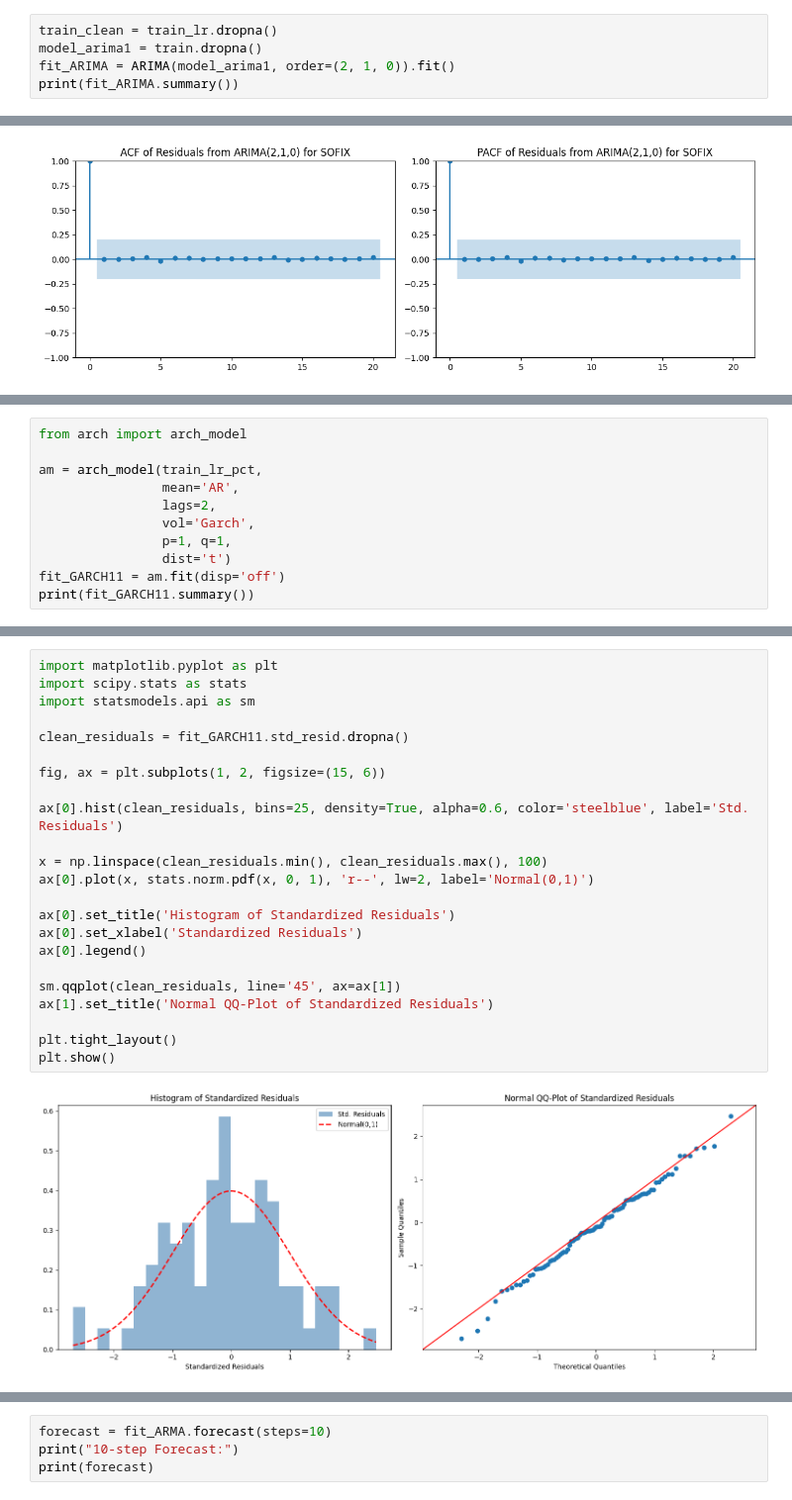
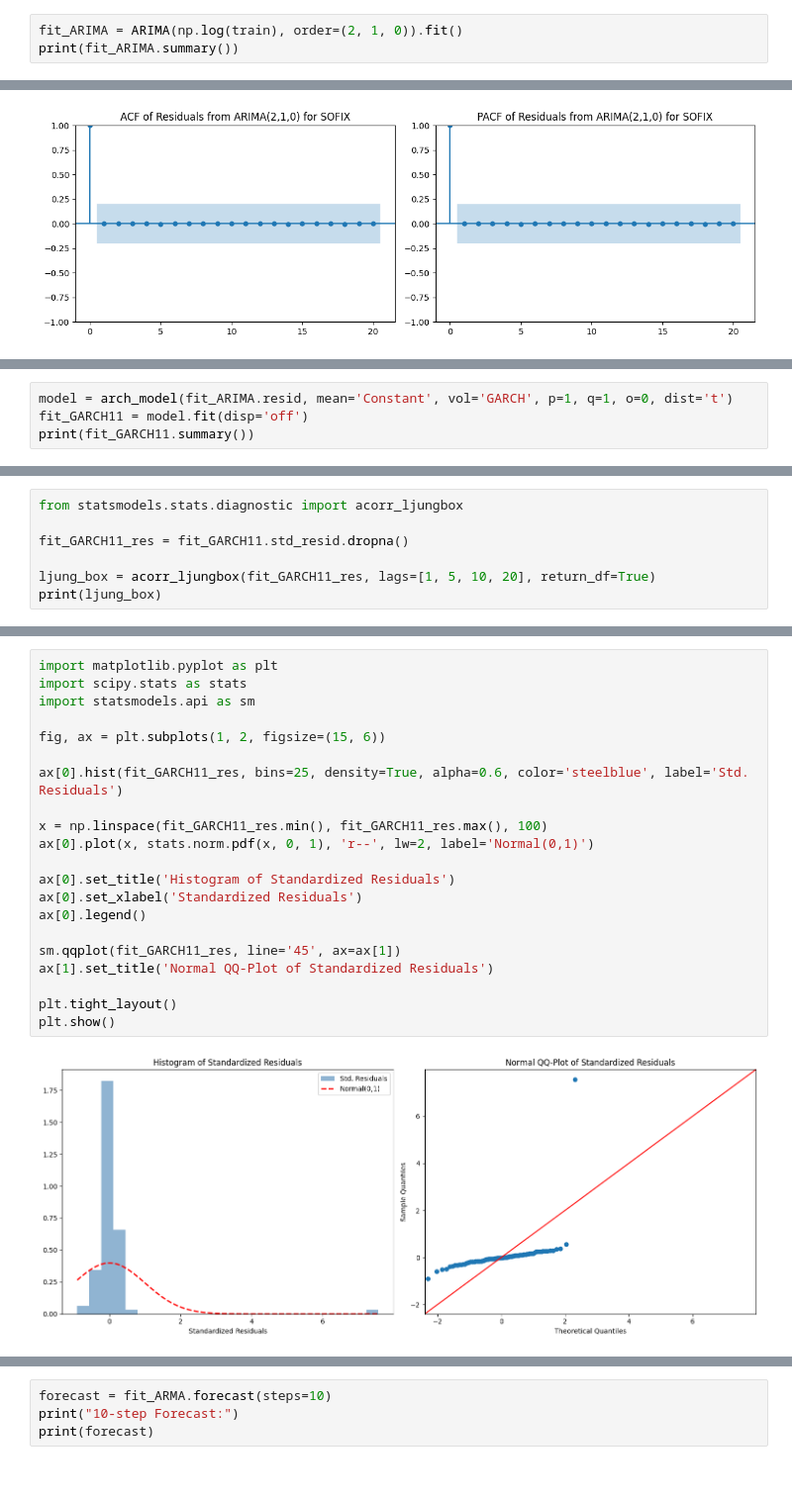
Before and after one commit to febse/ts2025-presentations-2-dani-ladi, a Jupyter notebook: assignment.ipynb, the cells around one changed output, grey strips where cells are left out. Shown at 99% size. Saved outputs shown, nothing was run; the diff lists cells and outputs as text.

```diff
--- a/assignment.ipynb
+++ b/assignment.ipynb
@@ -185,7 +216,5 @@ Conclusion: The series is likely non-stationary (reject H0)
 # %%
-train_clean = train_lr.dropna()
-model_arima1 = train.dropna()
-fit_ARIMA = ARIMA(model_arima1, order=(2, 1, 0)).fit()
+fit_ARIMA = ARIMA(np.log(train), order=(2, 1, 0)).fit()
 print(fit_ARIMA.summary())
 # %% [output]
                                SARIMAX Results
@@ -302,12 +386,5 @@ plt.show()
 # %%
-from arch import arch_model
-
-am = arch_model(train_lr_pct,
-                mean='AR',
-                lags=2,
-                vol='Garch',
-                p=1, q=1,
-                dist='t')
-fit_GARCH11 = am.fit(disp='off')
+model = arch_model(fit_ARIMA.resid, mean='Constant', vol='GARCH', p=1, q=1, o=0, dist='t')
+fit_GARCH11 = model.fit(disp='off')
 print(fit_GARCH11.summary())
 # %% [output]
@@ -330,0 +438,7 @@ Covariance estimator: robust
+# %%
+from statsmodels.stats.diagnostic import acorr_ljungbox
+
+fit_GARCH11_res = fit_GARCH11.std_resid.dropna()
+
+ljung_box = acorr_ljungbox(fit_GARCH11_res, lags=[1, 5, 10, 20], return_df=True)
+print(ljung_box)
@@ -361,25 +502,23 @@ plt.show()
 # %%
 import matplotlib.pyplot as plt
 import scipy.stats as stats
 import statsmodels.api as sm
 
-clean_residuals = fit_GARCH11.std_resid.dropna()
-
 fig, ax = plt.subplots(1, 2, figsize=(15, 6))
 
-ax[0].hist(clean_residuals, bins=25, density=True, alpha=0.6, color='steelblue', label='Std. Residuals')
+ax[0].hist(fit_GARCH11_res, bins=25, density=True, alpha=0.6, color='steelblue', label='Std. Residuals')
 
-x = np.linspace(clean_residuals.min(), clean_residuals.max(), 100)
+x = np.linspace(fit_GARCH11_res.min(), fit_GARCH11_res.max(), 100)
 ax[0].plot(x, stats.norm.pdf(x, 0, 1), 'r--', lw=2, label='Normal(0,1)')
 
 ax[0].set_title('Histogram of Standardized Residuals')
 ax[0].set_xlabel('Standardized Residuals')
 ax[0].legend()
 
-sm.qqplot(clean_residuals, line='45', ax=ax[1])
+sm.qqplot(fit_GARCH11_res, line='45', ax=ax[1])
 ax[1].set_title('Normal QQ-Plot of Standardized Residuals')
 
 plt.tight_layout()
 plt.show()
 # %% [output]
-[figure, old version]
+[figure, new version]
```
Also changed, not shown: parts of 34 cells of this notebook.
